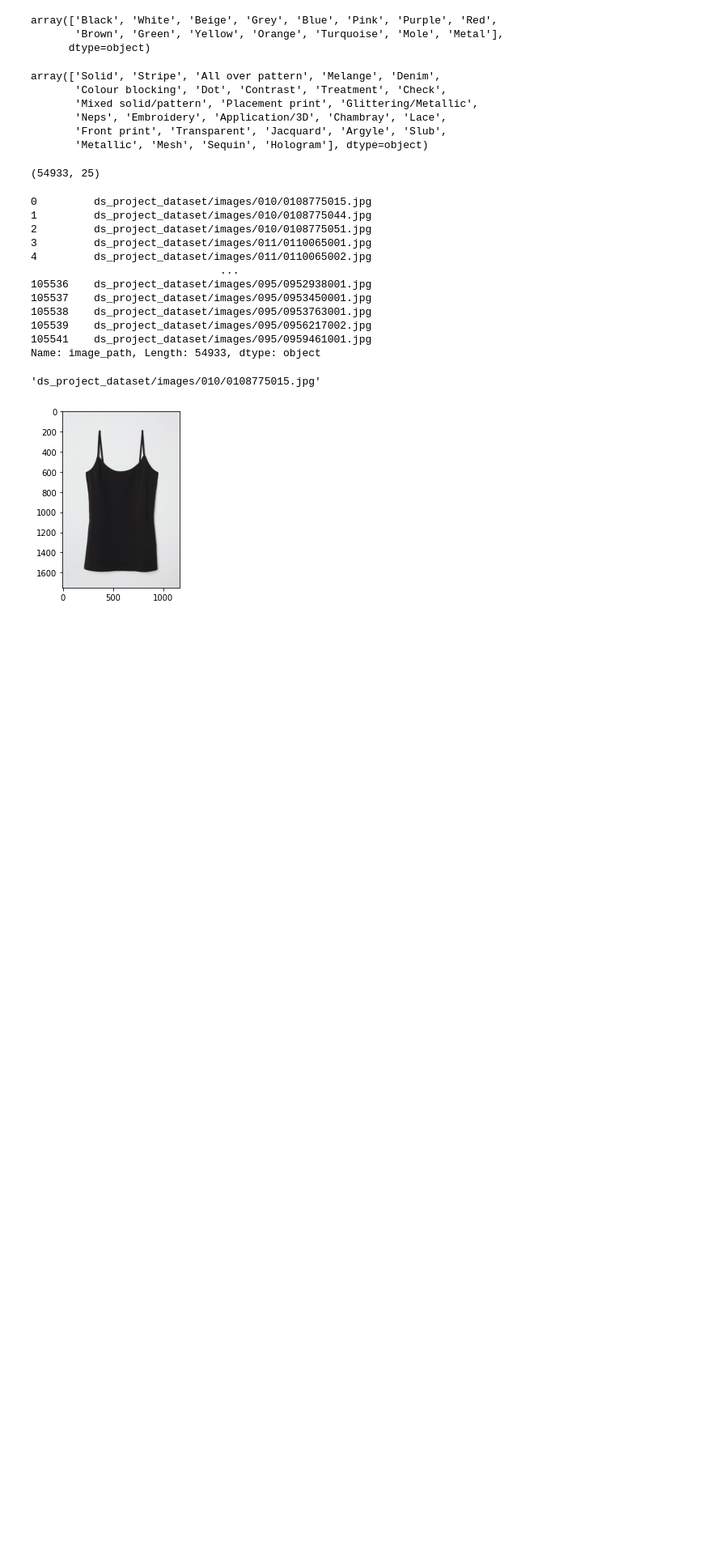
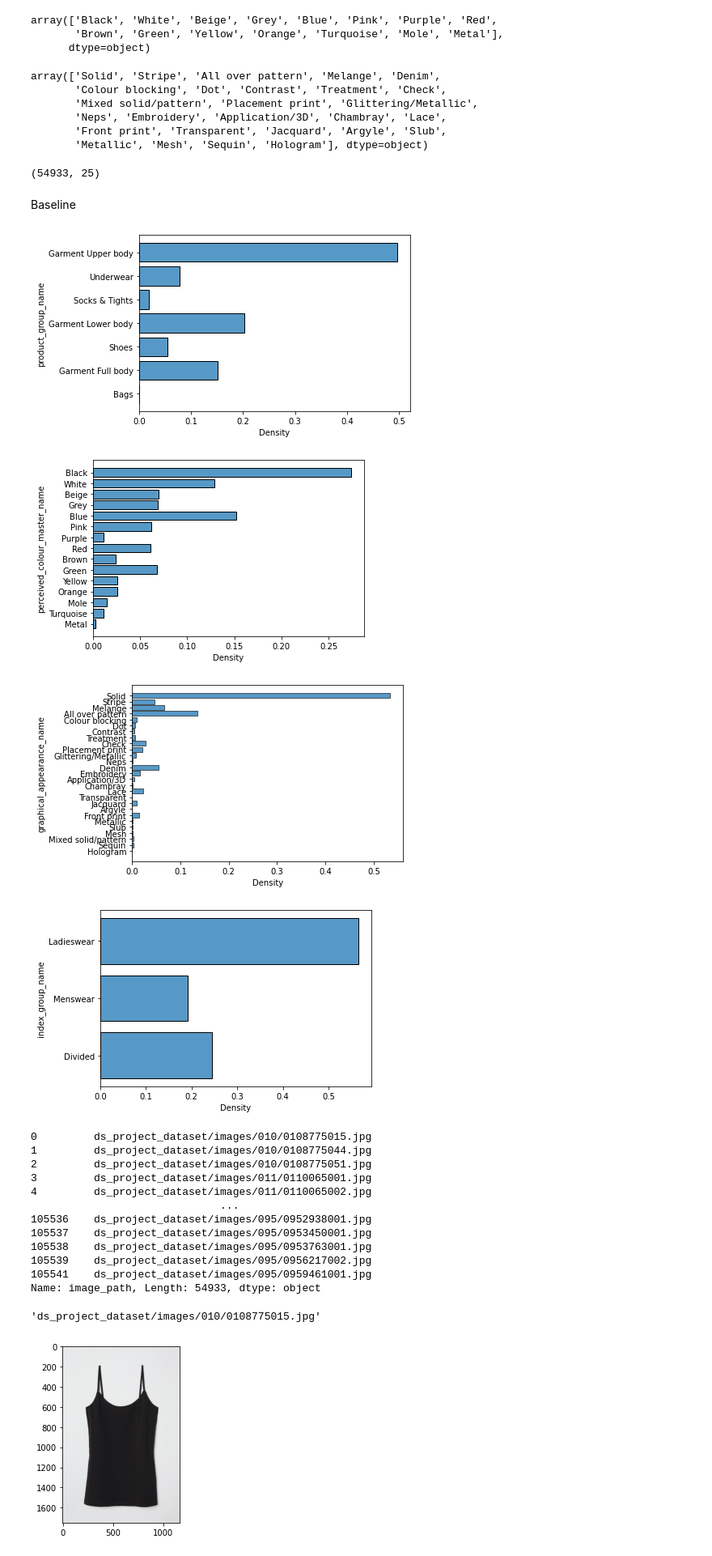
Before and after one commit to kuzmatsukanov/kuzma_omri_noa_data_project, a Jupyter notebook: image_identification_noa.ipynb, the cells around one changed output. Shown at 81% size. Drawn from its saved outputs; the diff is of its cells as text; code cells hidden in the pictures; blank space fills up the shorter version.

```diff
--- a/image_identification_noa.ipynb
+++ b/image_identification_noa.ipynb
@@ -148,6 +144,17 @@ df = df[df['index_group_name'].isin(selected_categories)]
 df.shape
 # %% [output]
 (54933, 25)
+# %% [markdown]
+Baseline
+# %%
+for feat in ['product_group_name', 'perceived_colour_master_name', 'graphical_appearance_name', 'index_group_name']:
+  sns.histplot(y=df[feat], stat = 'density', shrink = 0.8, common_norm=False)
+  plt.show()
+# %% [output]
+[figure, added]
+[figure, added]
+[figure, added]
+[figure, added]
 # %%
 df['subfolder'] = '0' + df['article_id'].astype(str).str[:2]
 df['image_path'] = 'ds_project_dataset/images/' + df['subfolder'].str.strip() + '/0' + df['article_id'].astype(str) + '.jpg'
```
Also changed, not shown: parts of 27 cells of this notebook.
